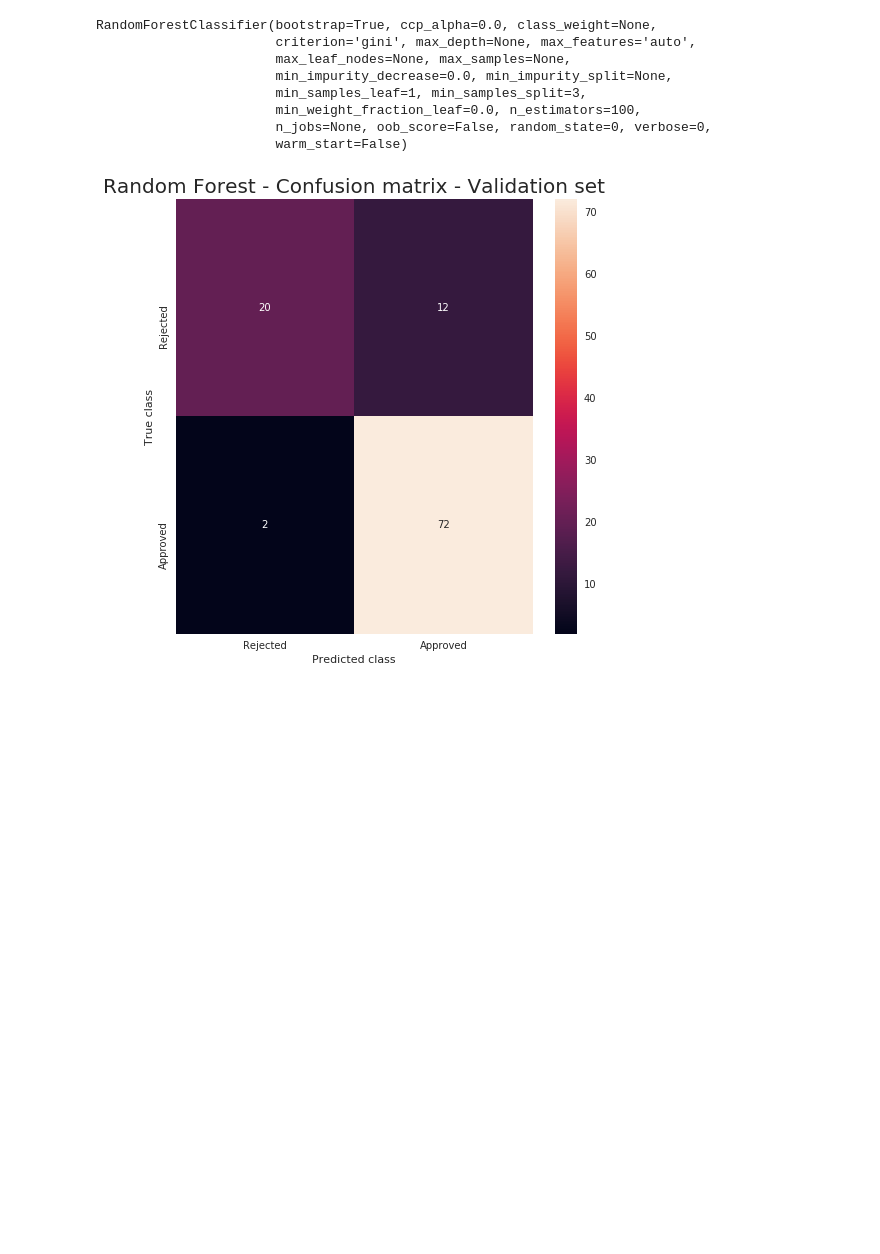
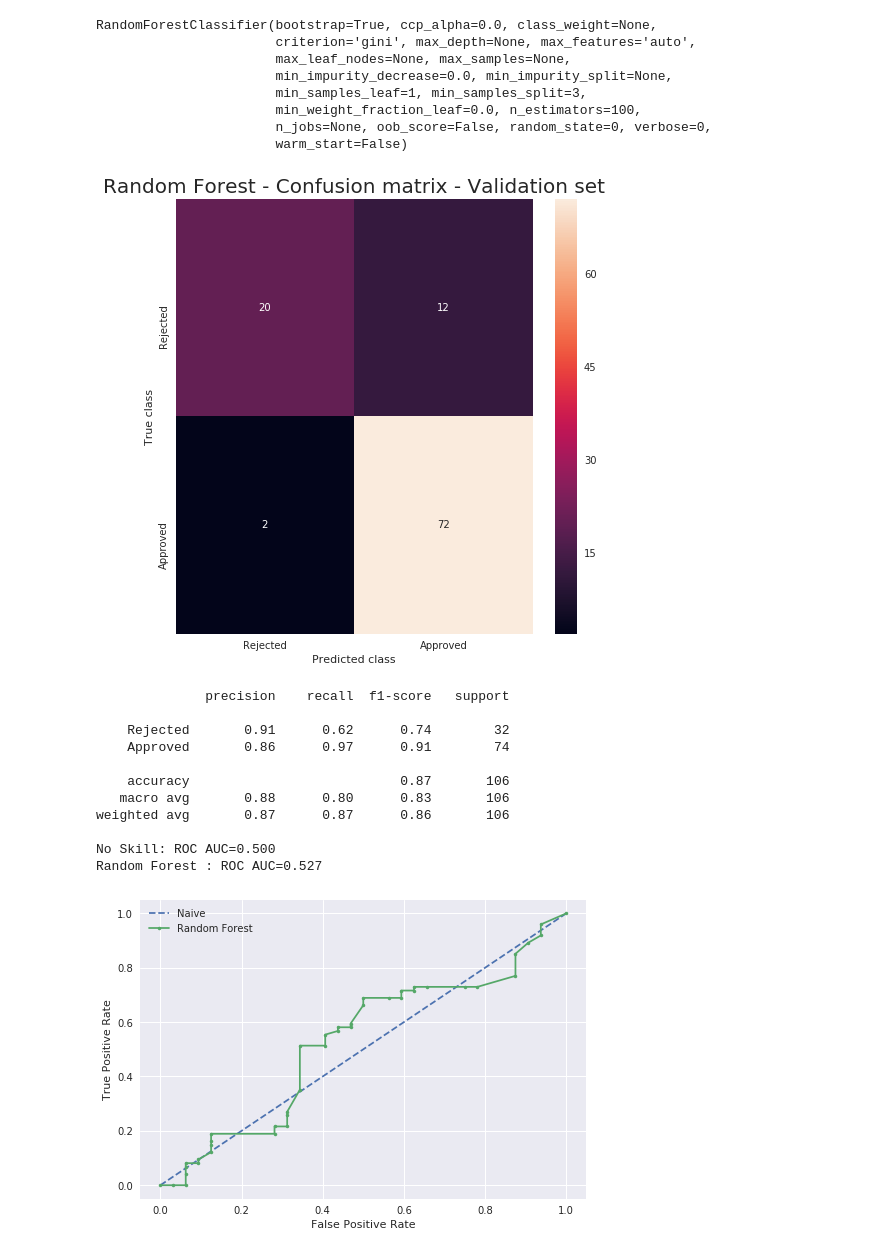
Before and after one commit to lucasthim/loan-prediction, a Jupyter notebook: 03_training_first_models.ipynb, the cells around one changed output. Saved outputs shown, nothing was run; the diff lists cells and outputs as text; code cells hidden in the pictures; blank space fills up the shorter version.

```diff
--- a/03_training_first_models.ipynb
+++ b/03_training_first_models.ipynb
@@ -203,8 +158,22 @@ RandomForestClassifier(bootstrap=True, ccp_alpha=0.0, class_weight=None,
                        n_jobs=None, oob_score=False, random_state=0, verbose=0,
                        warm_start=False)
 # %%
-df_result = predict(rfc,X_validation_norm,y_validation)
+df_result = model_utils.predict(rfc,X_validation_norm,y_validation)
 # %%
-tn, fp, fn, tp = plot_confusion_matrix(df_result,title = 'Random Forest')
+tn, fp, fn, tp = metrics_utils.plot_confusion_matrix(df_result,title = 'Random Forest')
+metrics_utils.show_performance(df_result)
+metrics_utils.plot_ROC(model = rfc,model_name = 'Random Forest',X_test = X_validation, y_test = y_validation)
 # %% [output]
-[figure, old version]
+[figure, new version]
+              precision    recall  f1-score   support
+
+    Rejected       0.91      0.62      0.74        32
+    Approved       0.86      0.97      0.91        74
+
+    accuracy                           0.87       106
+   macro avg       0.88      0.80      0.83       106
+weighted avg       0.87      0.87      0.86       106
+
+No Skill: ROC AUC=0.500
+Random Forest : ROC AUC=0.527
+[figure, added]
```
Also changed, not shown: parts of 18 cells of this notebook, 8 other files.
